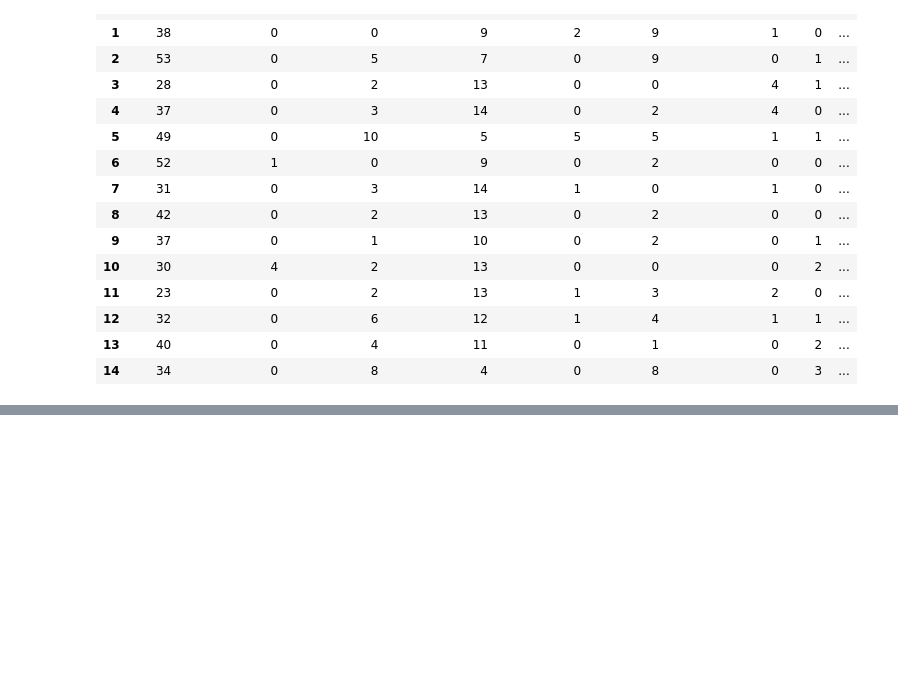
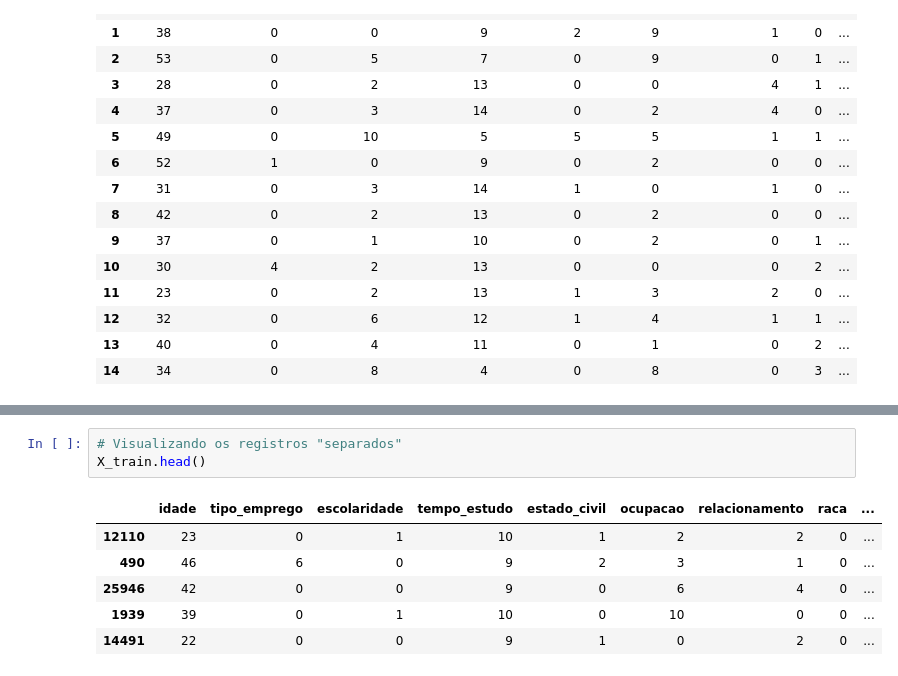
Before and after one commit to EduPiza/Trabalho_IA_MachineLearning, a Jupyter notebook: Trabalho_DataSet_ADULT.ipynb, the cells around one changed output, grey strips where cells are left out. Cells and saved outputs as stored; diff of their text form; blank space fills up the shorter version.

```diff
--- a/Trabalho_DataSet_ADULT.ipynb
+++ b/Trabalho_DataSet_ADULT.ipynb
@@ -461,0 +506,10 @@ baseDadosCSV2.head(15)
+# %%
+# Visualizando os registros "separados"
+X_train.head()
+# %% [output]
+|  | idade | tipo_emprego | escolaridade | tempo_estudo | estado_civil | ocupacao | relacionamento | raca | ... |
+| 12110 | 23 | 0 | 1 | 10 | 1 | 2 | 2 | 0 | ... |
+| 490 | 46 | 6 | 0 | 9 | 2 | 3 | 1 | 0 | ... |
+| 25946 | 42 | 0 | 0 | 9 | 0 | 6 | 4 | 0 | ... |
+| 1939 | 39 | 0 | 1 | 10 | 0 | 10 | 0 | 0 | ... |
+| 14491 | 22 | 0 | 0 | 9 | 1 | 0 | 2 | 0 | ... |
```
Also changed, not shown: parts of 20 cells of this notebook.
